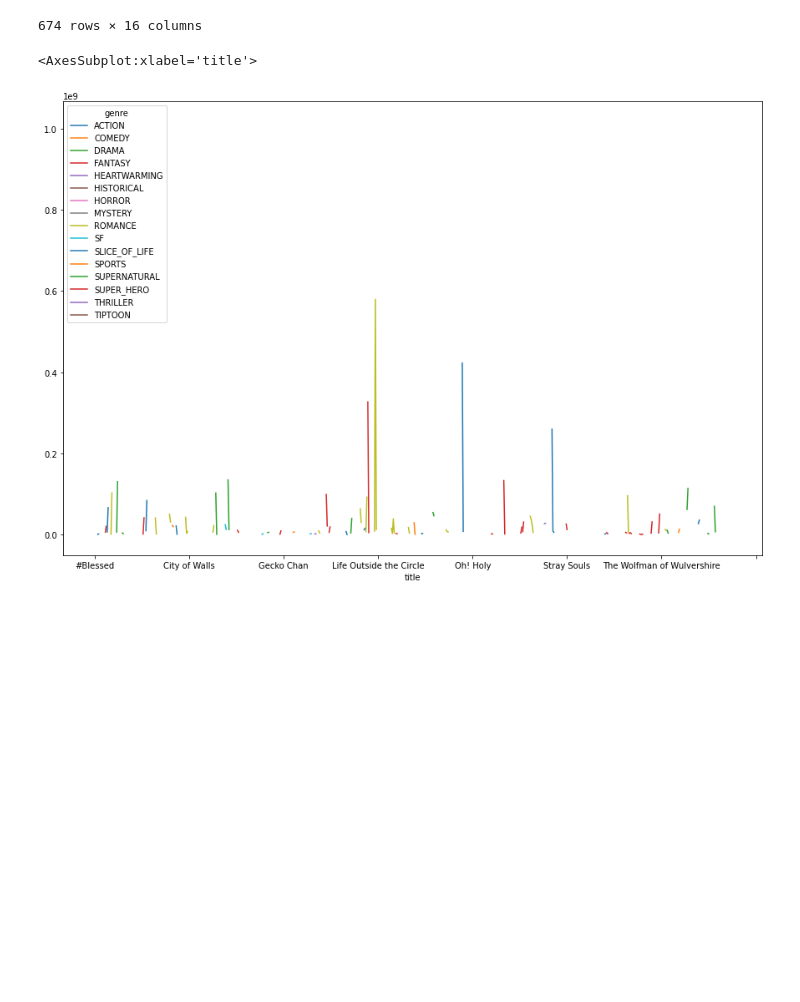
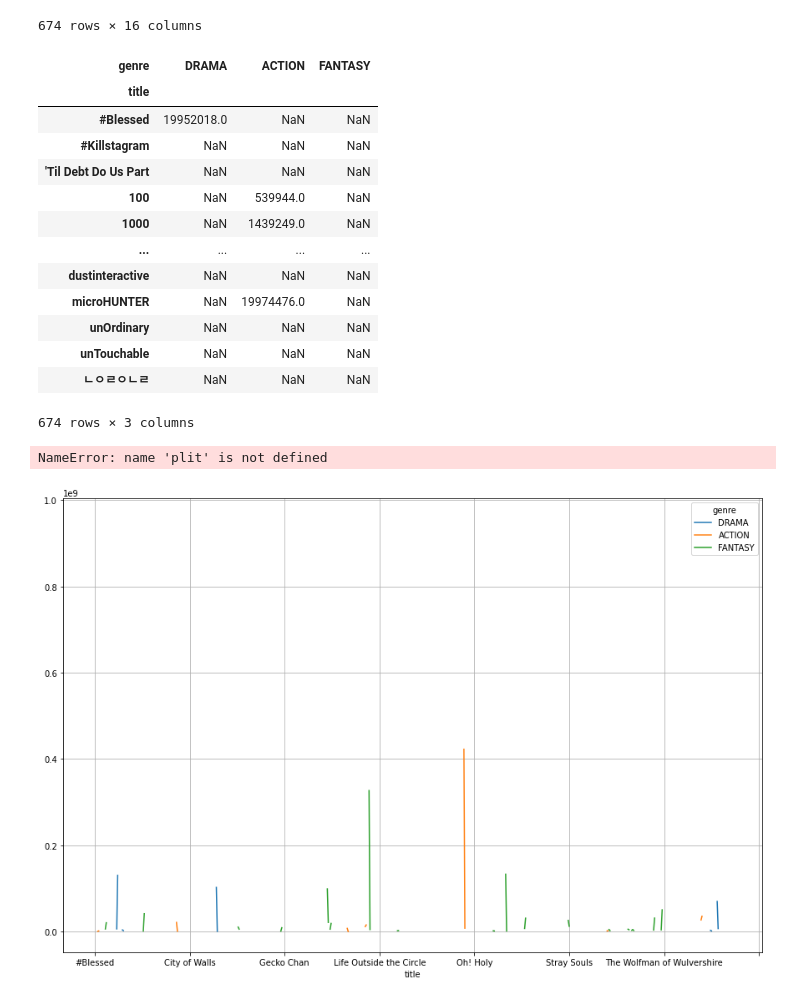
Before and after one commit to JohnLervandal/CS103A-CPA01, a Jupyter notebook: CPA01.ipynb, the cells around one changed output. Drawn from its saved outputs; the diff is of its cells as text; code cells hidden in the pictures; blank space fills up the shorter version.

```diff
--- a/CPA01.ipynb
+++ b/CPA01.ipynb
@@ -108,7 +109,26 @@ Y
 | ㄴㅇㄹㅇㄴㄹ | NaN | NaN | NaN | NaN | NaN | NaN | NaN | NaN | NaN | NaN | ... |
 674 rows × 16 columns
 # %%
-Y.plot(figsize=(15,10))
+Y[["DRAMA", "ACTION", "FANTASY"]]
 # %% [output]
+| genre | DRAMA | ACTION | FANTASY |
+| title |  |  |  |
+| #Blessed | 19952018.0 | NaN | NaN |
+| #Killstagram | NaN | NaN | NaN |
+| 'Til Debt Do Us Part | NaN | NaN | NaN |
+| 100 | NaN | 539944.0 | NaN |
+| 1000 | NaN | 1439249.0 | NaN |
+| ... | ... | ... | ... |
+| dustinteractive | NaN | NaN | NaN |
+| microHUNTER | NaN | 19974476.0 | NaN |
+| unOrdinary | NaN | NaN | NaN |
+| unTouchable | NaN | NaN | NaN |
+| ㄴㅇㄹㅇㄴㄹ | NaN | NaN | NaN |
-<AxesSubplot:xlabel='title'>
+674 rows × 3 columns
-[figure, removed]
+# %%
+Y[["DRAMA", "ACTION", "FANTASY"]].plot(figsize=(15,10))
+plt.grid()
+plt.title("Views by Genre", fontsize=30)
+# %% [output]
+NameError: name 'plit' is not defined
+[figure, added]
```
Also changed, not shown: parts of 1 cell of this notebook.
